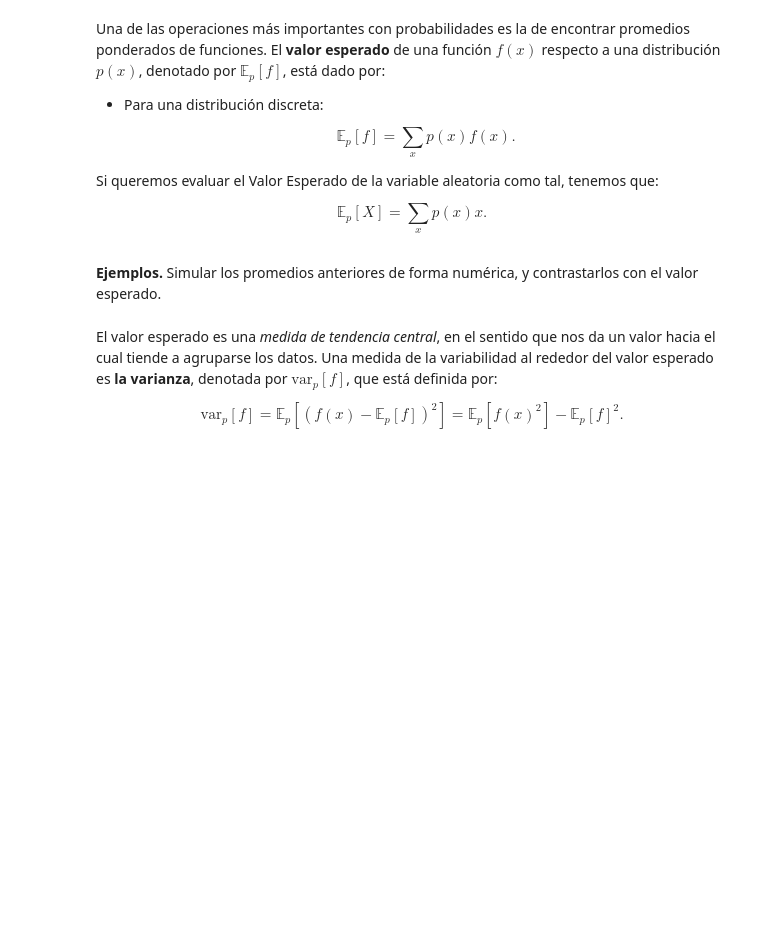
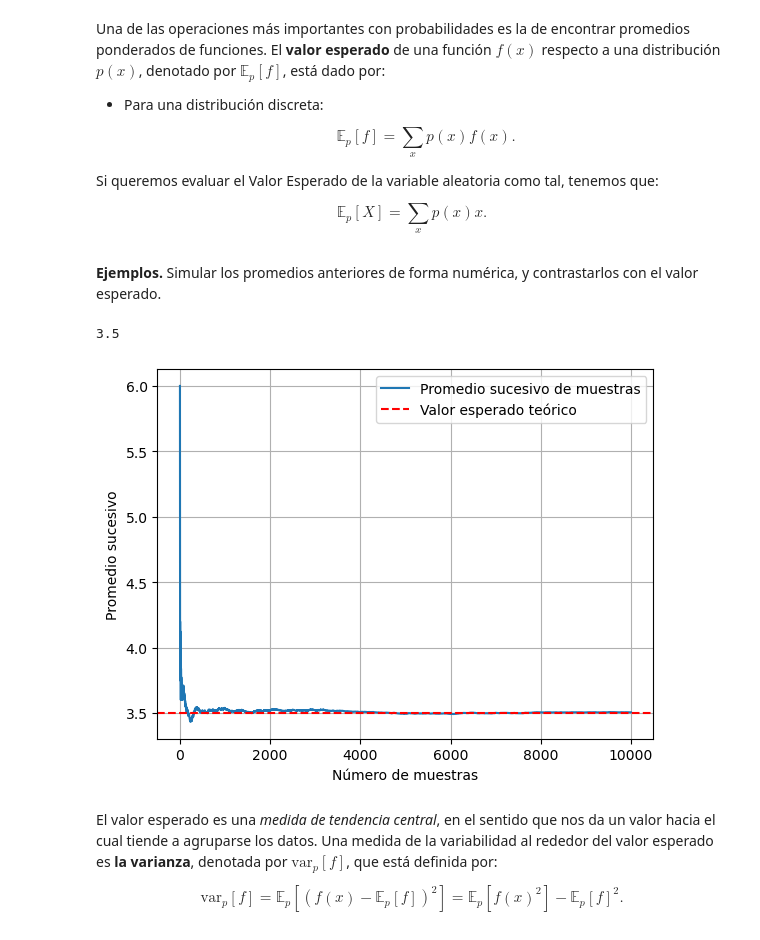
Before and after one commit to edumar67/mebp2026, a Jupyter notebook: modulo1/tema2/2-variables-aleatorias-discretas.ipynb, the cells around one changed output. Cells and saved outputs as stored; diff of their text form; code cells hidden in the pictures; blank space fills up the shorter version.

```diff
--- a/modulo1/tema2/2-variables-aleatorias-discretas.ipynb
+++ b/modulo1/tema2/2-variables-aleatorias-discretas.ipynb
@@ -407,0 +398,13 @@ $$
+# %%
+# Primer caso
+X = stats.rv_discrete(
+    name='X',
+    values=(
+        [3, 6],  # xk
+        [5/6, 1/6]  # pk
+    )
+)
+# Valor esperado teórico
+X.expect()
+# %% [output]
+3.5
@@ -408,3 +413,20 @@ $$
+# %%
+# Muestreamos la variable aleatoria
+n_muestras = 10000
+muestras = X.rvs(size=n_muestras)
+# Obtenemos el promedio a medida que vamos obteniendo más muestras
+suma_acumulada = np.cumsum(muestras)
+promedios_sucesivos = suma_acumulada / np.arange(1, n_muestras+1)
+# Graficamos
+plt.plot(promedios_sucesivos, label='Promedio sucesivo de muestras')
+plt.axhline(y=X.expect(), color='r', linestyle='--', label='Valor esperado teórico')
+plt.xlabel('Número de muestras')
+plt.ylabel('Promedio sucesivo')
+plt.grid()
+plt.legend()
+plt.show()
+# %% [output]
+[figure, added]
 # %%
 # Segundo caso
 
```
Also changed, not shown: parts of 4 cells of this notebook.
